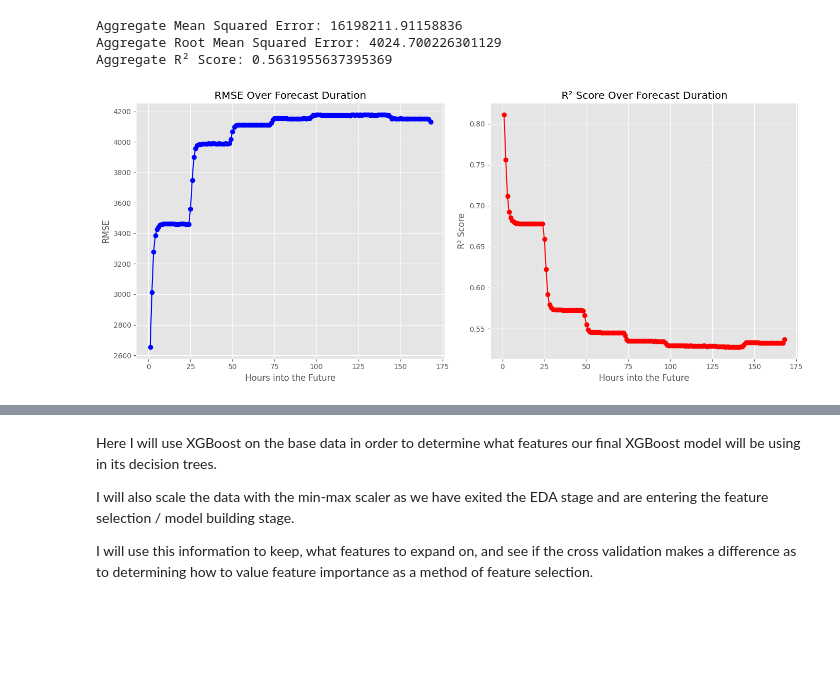
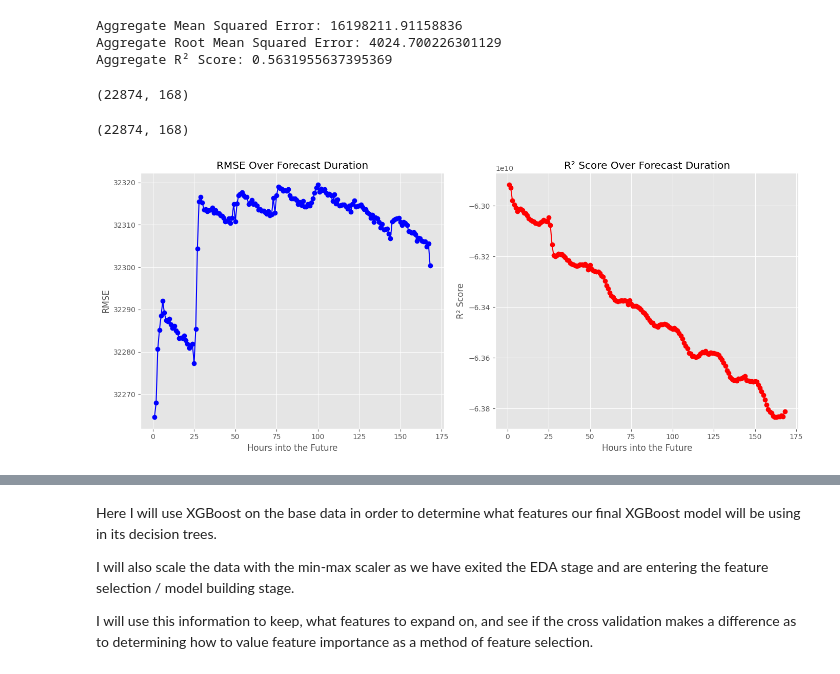
Before and after one commit to VitzJ/PJM-Hourly-Energy-Consumption-Forecasting-through-Machine-Learning, a Jupyter notebook: PJM_Load_Forecasting_ML_Final_Project_EDA_+_XGB_focus_file.ipynb, the cells around one changed output, grey strips where cells are left out. Cells and saved outputs as stored; diff of their text form; code cells hidden in the pictures; blank space fills up the shorter version.

```diff
--- a/PJM_Load_Forecasting_ML_Final_Project_EDA_+_XGB_focus_file.ipynb
+++ b/PJM_Load_Forecasting_ML_Final_Project_EDA_+_XGB_focus_file.ipynb
@@ -1892,44 +1811,44 @@ Aggregate Root Mean Squared Error: 4024.700226301129
 Aggregate R² Score: 0.5631955637395369
 # %%
 y_pred_XGB_reg1_rescaled = y_pred_XGB_reg1_rescaled.reshape(XGB_test_y.shape)
-y_test_XGB_reg1_rescaled = y_test_XGB_reg1_rescaled.reshape(XGB_test_y.shape)
+y_test_XGB_reg1_rescaled = XGB_test_y_flat.reshape(XGB_test_y.shape)
-# %%
-import matplotlib.pyplot as plt
-import numpy as np
-
-# enter re-scaled data to return forecast
-# y_test_XGB_reg1_rescaled, y_pred_XGB_reg1_rescaled
-
-def plot_RMSE_R2(y_test_rescaled, y_pred_rescaled):
-
-    # Calculate RMSE and R2 for each forecast hour
-    rmse_scores_XGB_reg1 = [np.sqrt(mean_squared_error(y_test_rescaled[:, i],
-                                              y_pred_rescaled[:, i])) for i in range(y_pred_rescaled.shape[1])]
-
-    r2_scores_XGB_reg1 = [r2_score(y_test_rescaled[:, i], y_pred_rescaled[:, i]) for i in range(y_pred_rescaled.shape[1])]
-
-    # Plotting the results
-    hours_XGB_reg1 = np.arange(1, y_pred_rescaled.shape[1] + 1)
-    plt.figure(figsize=(14, 6))
-
-    plt.subplot(1, 2, 1)
-    plt.plot(hours_XGB_reg1, rmse_scores_XGB_reg1, marker='o', linestyle='-', color='b')
-    plt.title('RMSE Over Forecast Duration')
-    plt.xlabel('Hours into the Future')
-    plt.ylabel('RMSE')
-
-    plt.subplot(1, 2, 2)
-    plt.plot(hours_XGB_reg1, r2_scores_XGB_reg1, marker='o', linestyle='-', color='r')
-    plt.title('R² Score Over Forecast Duration')
-    plt.xlabel('Hours into the Future')
-    plt.ylabel('R² Score')
-
-    plt.tight_layout()
-    plt.show()
-
-    return
-
-plot_RMSE_R2(y_test_XGB_reg1_rescaled, y_pred_XGB_reg1_rescaled)
-# %% [output]
-[figure, removed]
+# %%
+y_pred_XGB_reg1_rescaled.shape
+# %% [output]
+(22874, 168)
+# %%
+y_test_XGB_reg1_rescaled.shape
+# %% [output]
+(22874, 168)
+# %%
+import matplotlib.pyplot as plt
+import numpy as np
+
+# Calculate RMSE and R2 for each forecast hour
+rmse_scores_XGB_reg1 = [np.sqrt(mean_squared_error(y_test_XGB_reg1_rescaled[:, i],
+                                          y_pred_XGB_reg1_rescaled[:, i])) for i in range(y_pred_XGB_reg1_rescaled.shape[1])]
+
+r2_scores_XGB_reg1 = [r2_score(y_test_XGB_reg1_rescaled[:, i],
+                      y_pred_XGB_reg1_rescaled[:, i]) for i in range(y_pred_XGB_reg1_rescaled.shape[1])]
+
+# Plotting the results
+hours_XGB_reg1 = np.arange(1, y_pred_XGB_reg1_rescaled.shape[1] + 1)
+plt.figure(figsize=(14, 6))
+
+plt.subplot(1, 2, 1)
+plt.plot(hours_XGB_reg1, rmse_scores_XGB_reg1, marker='o', linestyle='-', color='b')
+plt.title('RMSE Over Forecast Duration')
+plt.xlabel('Hours into the Future')
+plt.ylabel('RMSE')
+
+plt.subplot(1, 2, 2)
+plt.plot(hours_XGB_reg1, r2_scores_XGB_reg1, marker='o', linestyle='-', color='r')
+plt.title('R² Score Over Forecast Duration')
+plt.xlabel('Hours into the Future')
+plt.ylabel('R² Score')
+
+plt.tight_layout()
+plt.show()
+# %% [output]
+[figure, added]
 # %% [markdown]
```
Also changed, not shown: parts of 84 cells of this notebook.
